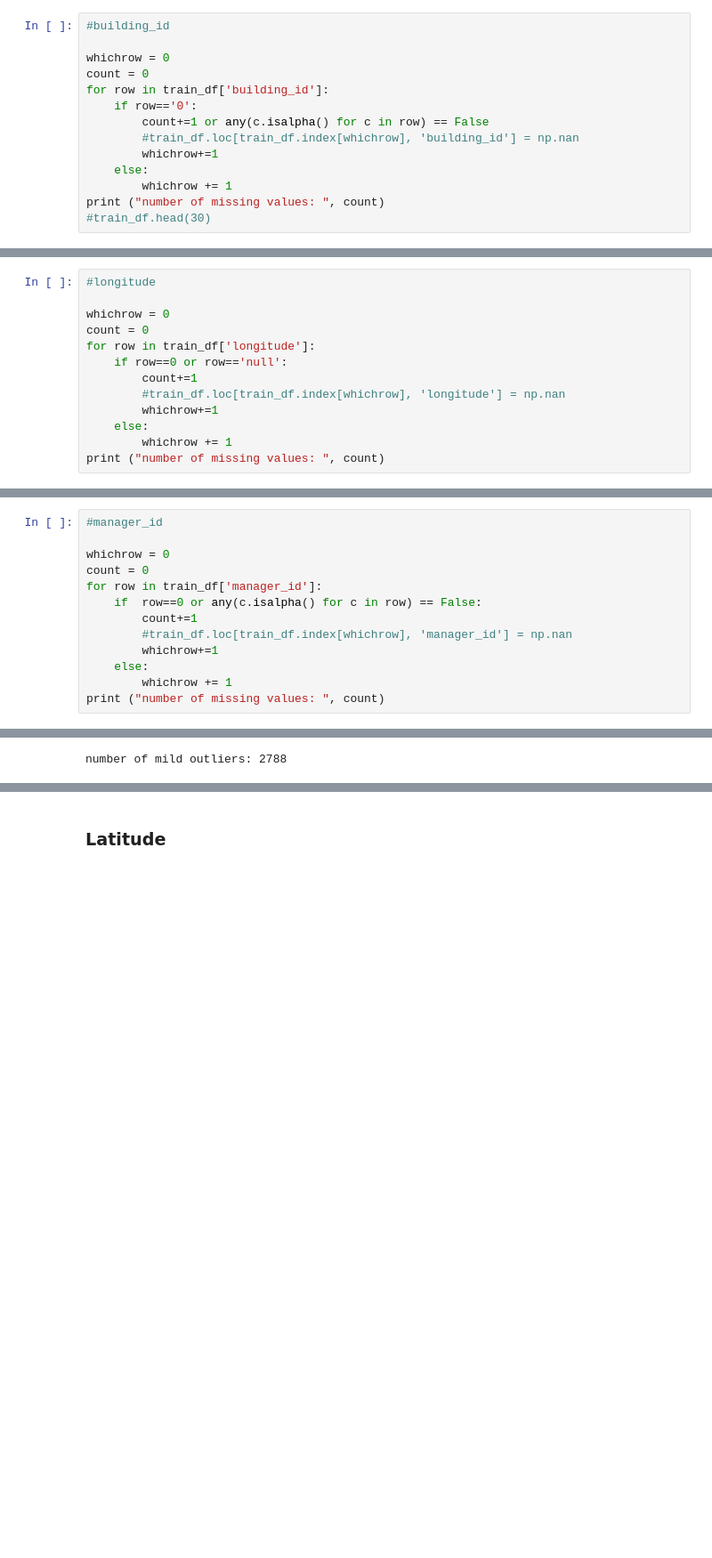
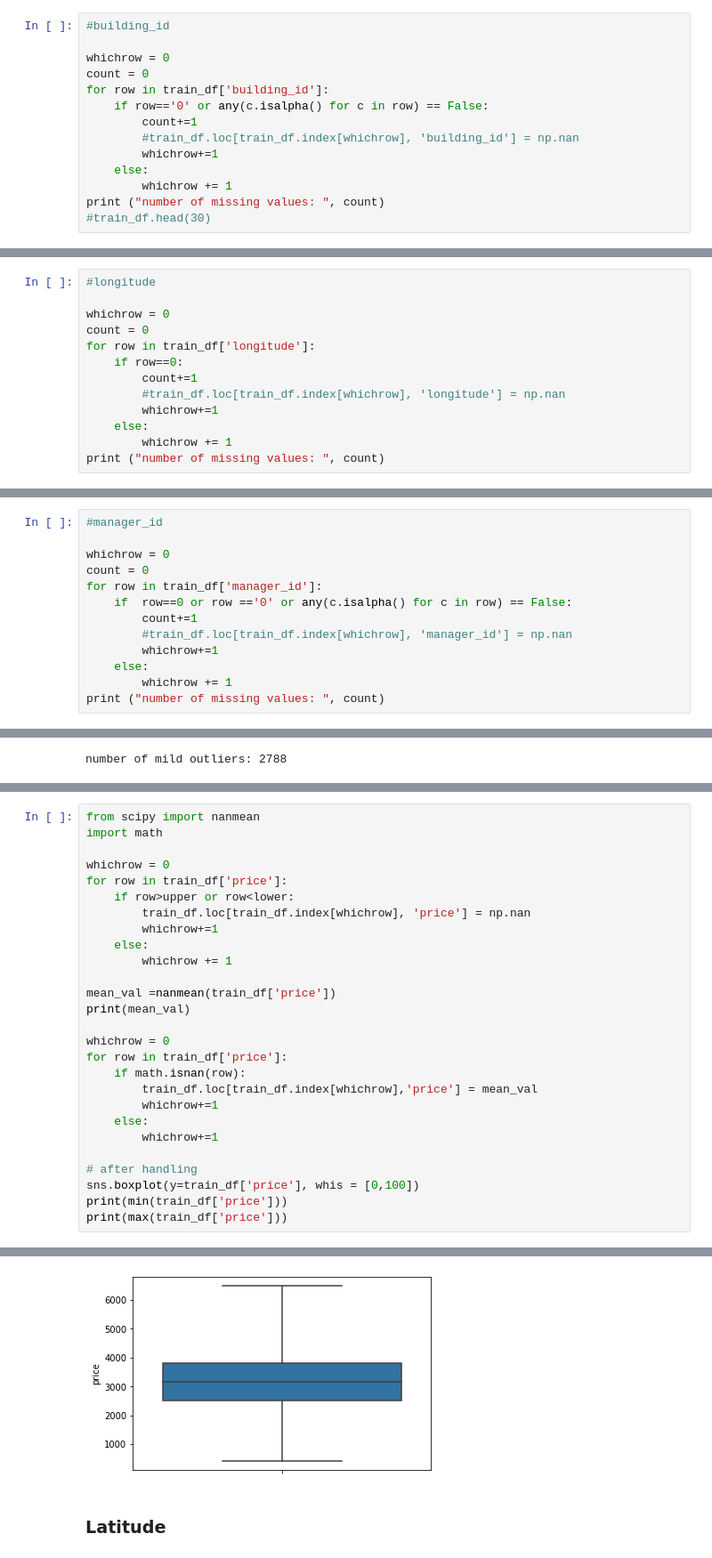
Before and after one commit to taryn-c/CMPT459-Project, a Jupyter notebook: sad_mining1.ipynb, the cells around one changed output, grey strips where cells are left out. Shown at 89% size. Saved outputs shown, nothing was run; the diff lists cells and outputs as text; blank space fills up the shorter version.

```diff
--- a/sad_mining1.ipynb
+++ b/sad_mining1.ipynb
@@ -268,8 +264,8 @@ Again, we found no missing values for bathrooms.
 whichrow = 0
 count = 0
 for row in train_df['building_id']:
-    if row=='0':
-        count+=1 or any(c.isalpha() for c in row) == False
+    if row=='0' or any(c.isalpha() for c in row) == False:
+        count+=1
         #train_df.loc[train_df.index[whichrow], 'building_id'] = np.nan
         whichrow+=1
     else:
@@ -399,7 +395,7 @@ number of missing values:  0
 whichrow = 0
 count = 0
 for row in train_df['longitude']:
-    if row==0 or row=='null':
+    if row==0:
         count+=1
         #train_df.loc[train_df.index[whichrow], 'longitude'] = np.nan
         whichrow+=1
@@ -414,7 +410,7 @@ number of missing values:  12
 whichrow = 0
 count = 0
 for row in train_df['manager_id']:
-    if  row==0 or any(c.isalpha() for c in row) == False:
+    if  row==0 or row =='0' or any(c.isalpha() for c in row) == False:
         count+=1
         #train_df.loc[train_df.index[whichrow], 'manager_id'] = np.nan
         whichrow+=1
@@ -496,0 +504,28 @@ number of extreme outliers: 1223
+# %%
+from scipy import nanmean
+import math
+
+whichrow = 0
+for row in train_df['price']:
+    if row>upper or row<lower:
+        train_df.loc[train_df.index[whichrow], 'price'] = np.nan
+        whichrow+=1
+    else:
+        whichrow += 1
+
+mean_val =nanmean(train_df['price'])
+print(mean_val)
+
+whichrow = 0
+for row in train_df['price']:
+    if math.isnan(row):
+        train_df.loc[train_df.index[whichrow],'price'] = mean_val
+        whichrow+=1
+    else:
+        whichrow+=1
+
+# after handling
+sns.boxplot(y=train_df['price'], whis = [0,100])
+print(min(train_df['price']))
+print(max(train_df['price']))
+# %% [output]
@@ -497,3 +535,4 @@ number of extreme outliers: 1223
+[figure, added]
 # %% [markdown]
 ### Latitude
 # %%
```
Also changed, not shown: parts of 35 cells of this notebook.
